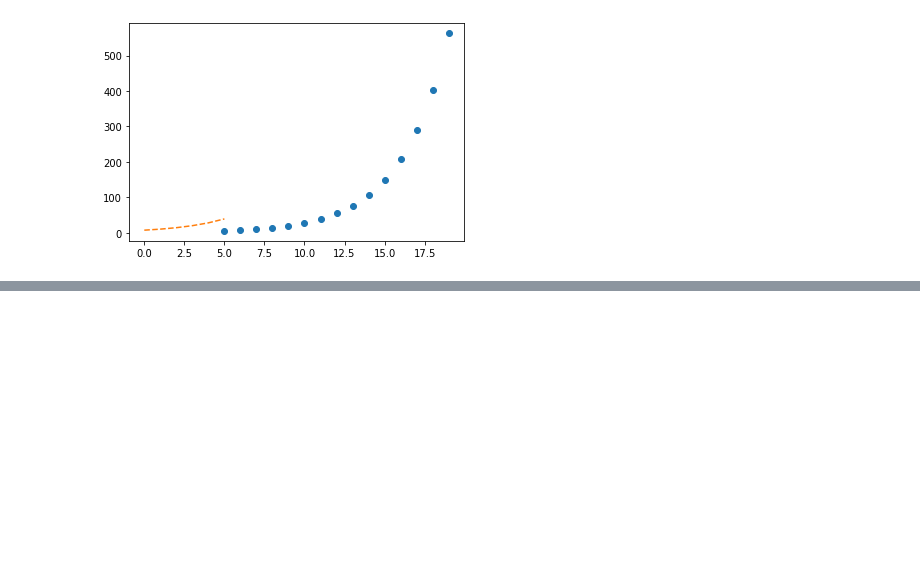
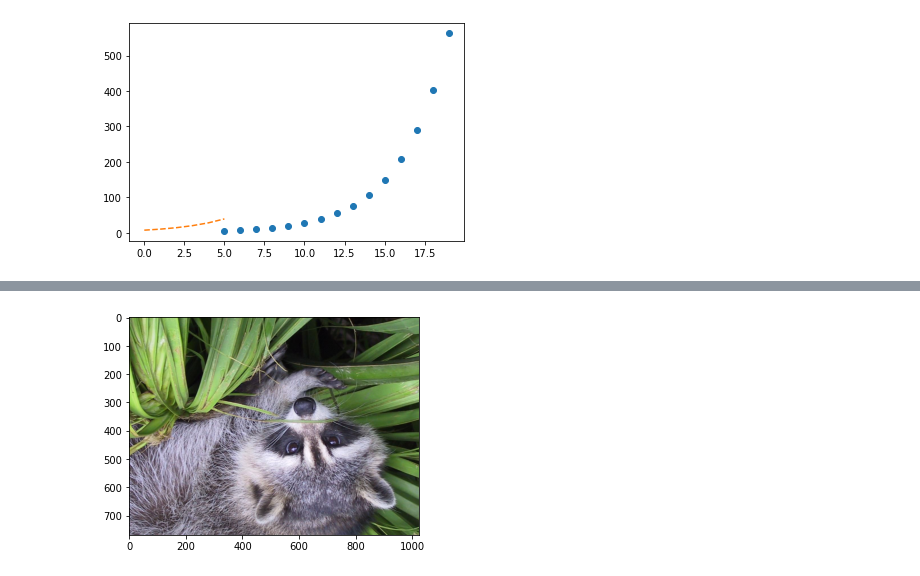
Before and after one commit to urmilapol/urmilapolprojects, a Jupyter notebook: scipy.ipynb, the cells around one changed output, grey strips where cells are left out. Cells and saved outputs as stored; diff of their text form; code cells hidden in the pictures; blank space fills up the shorter version.

```diff
--- a/scipy.ipynb
+++ b/scipy.ipynb
@@ -110,0 +122,7 @@ plt.show
+# %%
+#Flip Down using scipy misc.face image
+flip_down = np.flipud(misc.face())
+plt.imshow(flip_down)
+plt.show()
+# %% [output]
+[figure, added]
```
Also changed, not shown: parts of 4 cells of this notebook.
